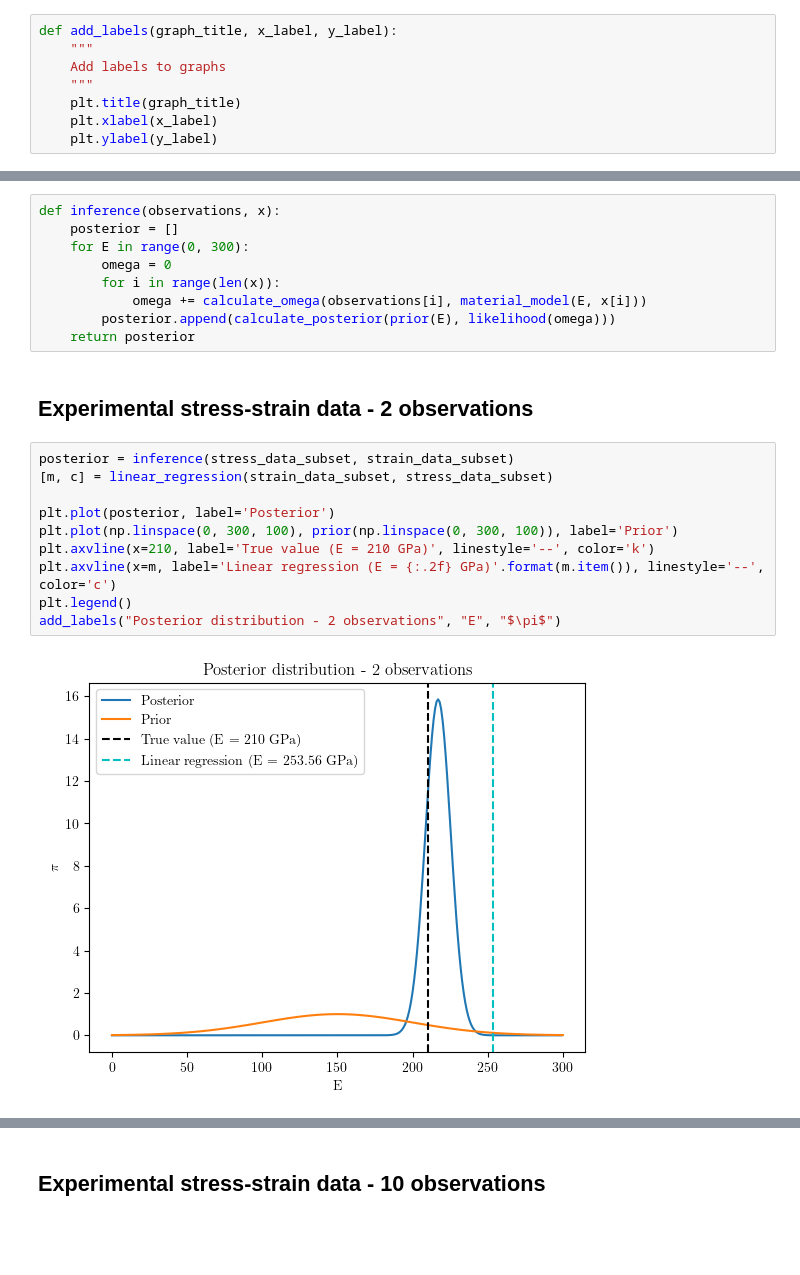
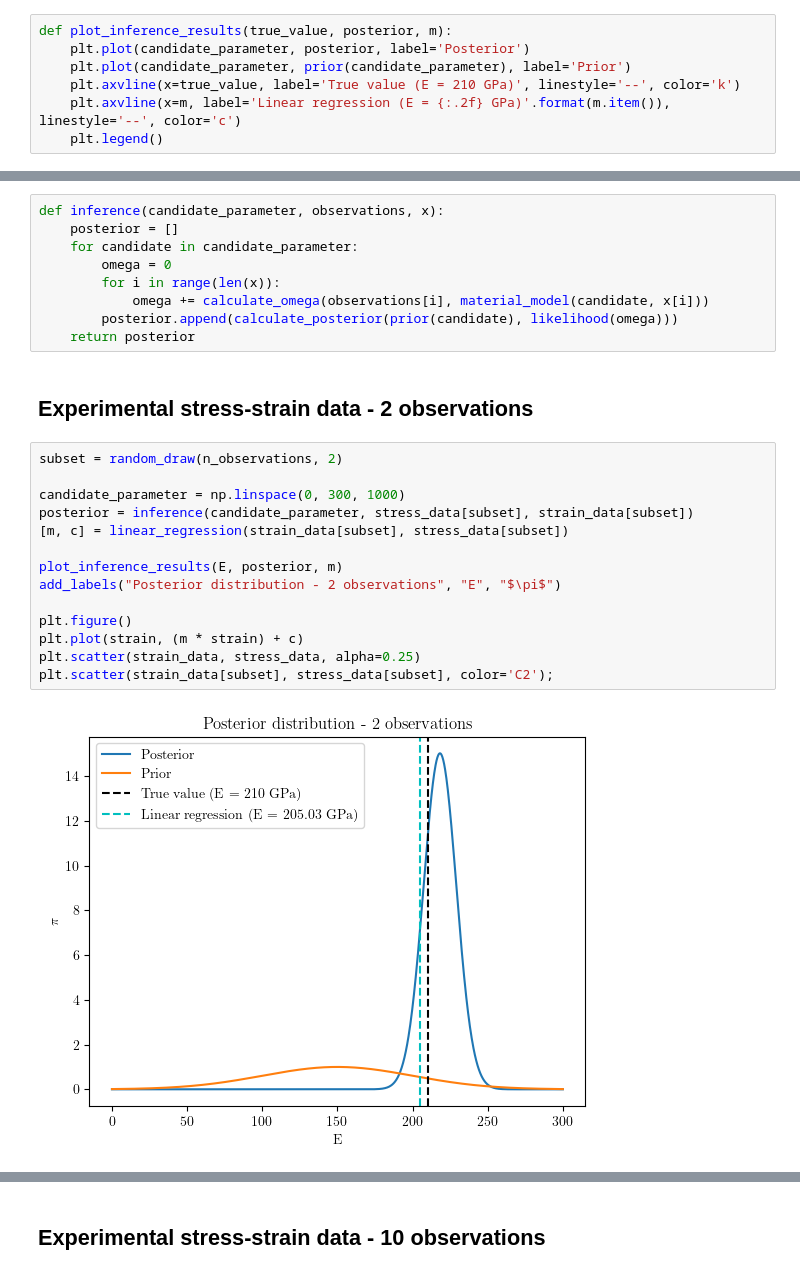
Before and after one commit to mark-hobbs/bayesian-inference-tutorial, a Jupyter notebook: 1_Linear_Elasticity_V2.ipynb, the cells around one changed output, grey strips where cells are left out. Saved outputs shown, nothing was run; the diff lists cells and outputs as text; blank space fills up the shorter version.

```diff
--- a/1_Linear_Elasticity_V2.ipynb
+++ b/1_Linear_Elasticity_V2.ipynb
@@ -20,14 +28,13 @@ plt.rcParams.update({
 plt.rcParams["font.family"] = "Times New Roman"
 
 save_figures = False
-# %%
-def add_labels(graph_title, x_label, y_label):
-    """
-    Add labels to graphs
-    """
-    plt.title(graph_title)
-    plt.xlabel(x_label)
-    plt.ylabel(y_label)
+# %%
+def plot_inference_results(true_value, posterior, m):
+    plt.plot(candidate_parameter, posterior, label='Posterior')
+    plt.plot(candidate_parameter, prior(candidate_parameter), label='Prior')
+    plt.axvline(x=true_value, label='True value (E = 210 GPa)', linestyle='--', color='k')
+    plt.axvline(x=m, label='Linear regression (E = {:.2f} GPa)'.format(m.item()), linestyle='--', color='c')
+    plt.legend()
 # %% [markdown]
 ## Noisy experimental observations
 
@@ -161,25 +170,29 @@ $$\pi(E|y) = \frac{1}{C}\pi(E)\pi(y|E)$$
 def calculate_posterior(prior, likelihood):
     return prior * likelihood
 # %%
-def inference(observations, x):
+def inference(candidate_parameter, observations, x):
     posterior = []
-    for E in range(0, 300):
+    for candidate in candidate_parameter:
         omega = 0
         for i in range(len(x)):
-            omega += calculate_omega(observations[i], material_model(E, x[i]))
-        posterior.append(calculate_posterior(prior(E), likelihood(omega)))
+            omega += calculate_omega(observations[i], material_model(candidate, x[i]))
+        posterior.append(calculate_posterior(prior(candidate), likelihood(omega)))
     return posterior
 # %% [markdown]
 ## Experimental stress-strain data - 2 observations
 # %%
-posterior = inference(stress_data_subset, strain_data_subset)
-[m, c] = linear_regression(strain_data_subset, stress_data_subset)
+subset = random_draw(n_observations, 2)
 
-plt.plot(posterior, label='Posterior')
-plt.plot(np.linspace(0, 300, 100), prior(np.linspace(0, 300, 100)), label='Prior')
-plt.axvline(x=210, label='True value (E = 210 GPa)', linestyle='--', color='k')
-plt.axvline(x=m, label='Linear regression (E = {:.2f} GPa)'.format(m.item()), linestyle='--', color='c')
-plt.legend()
+candidate_parameter = np.linspace(0, 300, 1000)
+posterior = inference(candidate_parameter, stress_data[subset], strain_data[subset])
+[m, c] = linear_regression(strain_data[subset], stress_data[subset])
+
+plot_inference_results(E, posterior, m)
 add_labels("Posterior distribution - 2 observations", "E", "$\pi$")
+
+plt.figure()
+plt.plot(strain, (m * strain) + c)
+plt.scatter(strain_data, stress_data, alpha=0.25)
+plt.scatter(strain_data[subset], stress_data[subset], color='C2');
 # %% [output]
-[figure, old version]
+[figure, new version]
```
Also changed, not shown: parts of 8 cells of this notebook, 1 other file.
